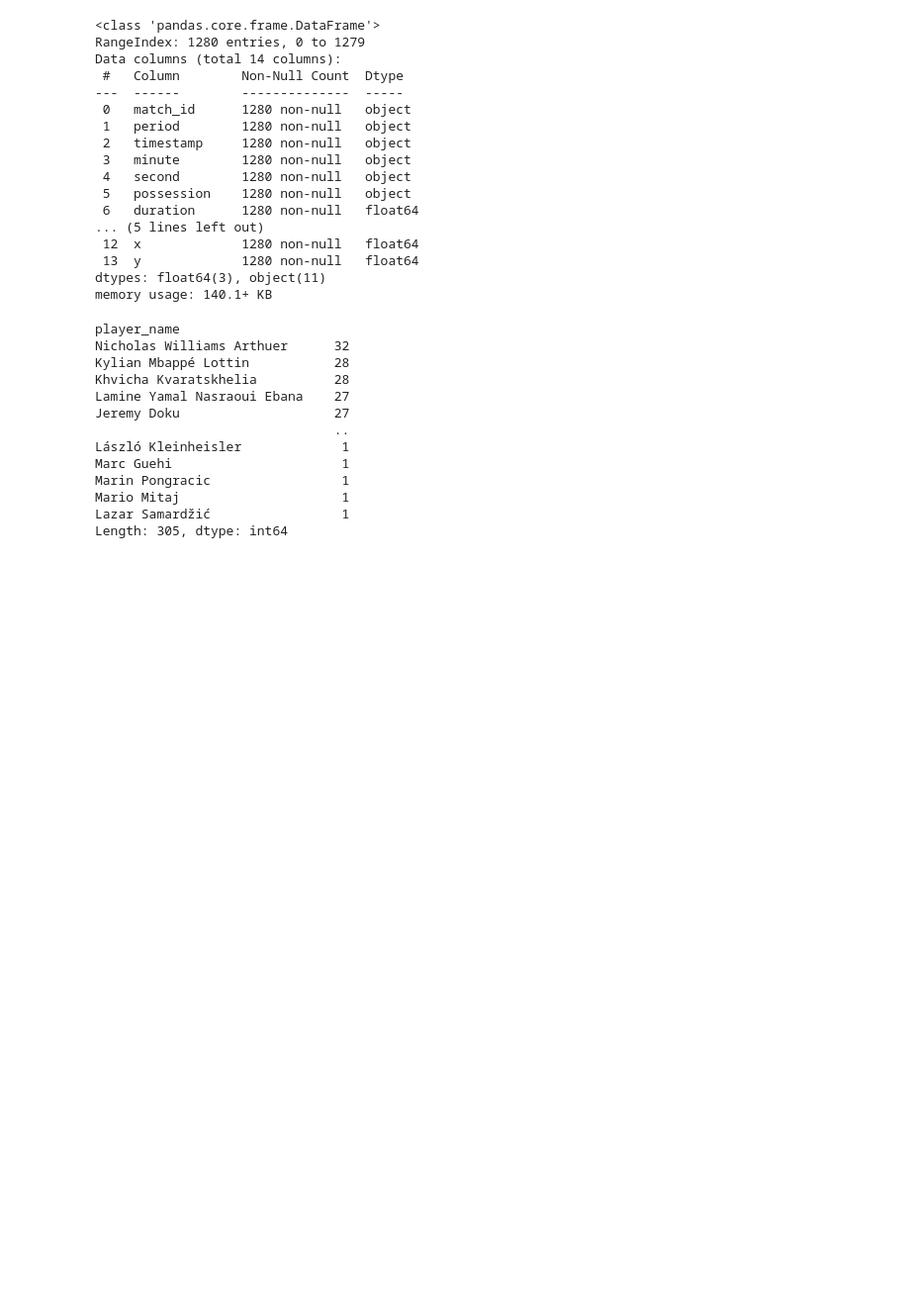
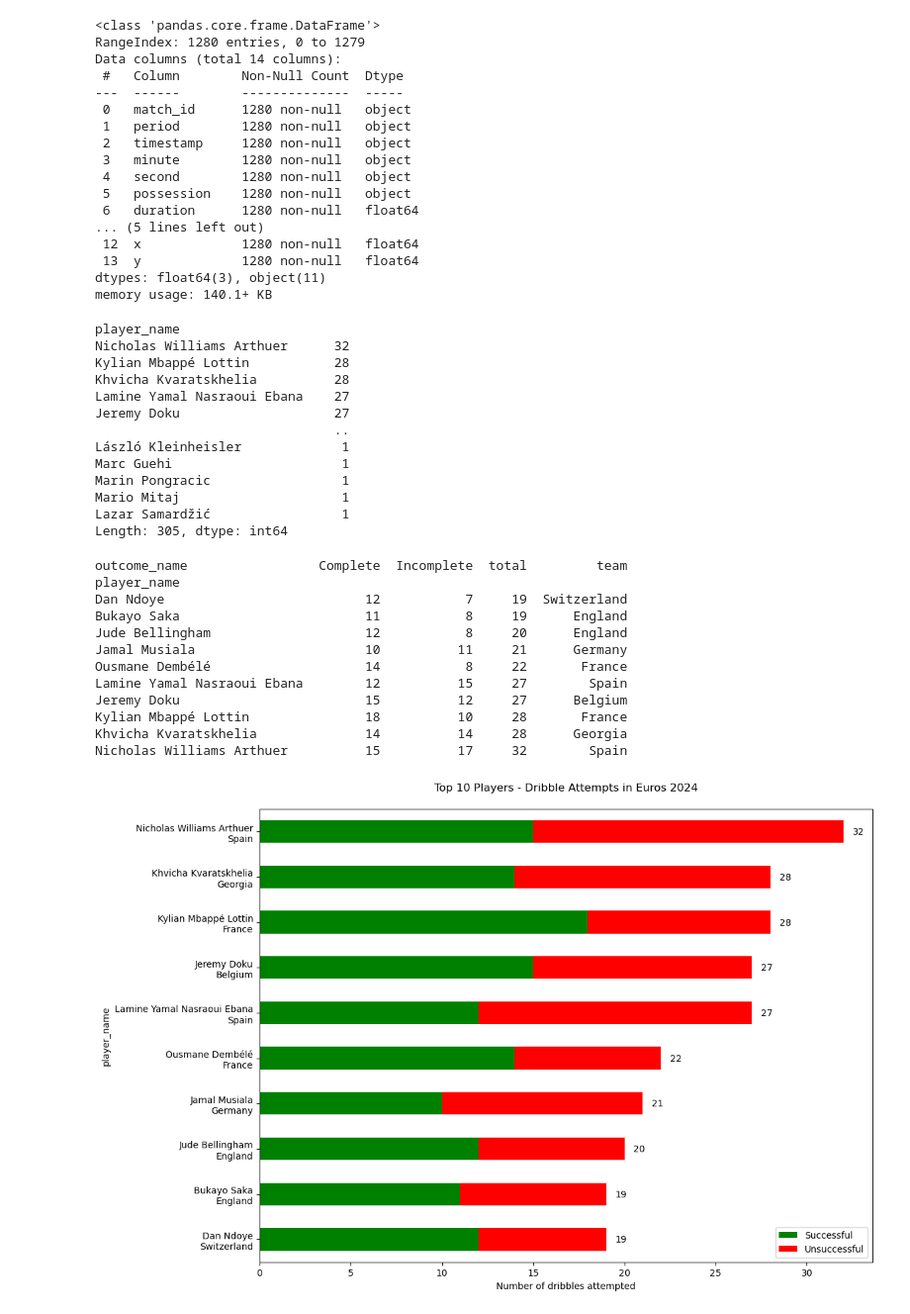
Before and after one commit to MarijnSt/soccermatics-project-1, a Jupyter notebook: nico-williams.ipynb, the cells around one changed output. Shown at 99% size. Saved outputs shown, nothing was run; the diff lists cells and outputs as text; code cells hidden in the pictures; blank space fills up the shorter version.

Commit message:
top dribblers

```diff
--- a/nico-williams.ipynb
+++ b/nico-williams.ipynb
@@ -54,3 +55,60 @@ Marin Pongracic                 1
 Mario Mitaj                     1
 Lazar Samardžić                 1
 Length: 305, dtype: int64
+# %%
+# Create a DataFrame with successful and unsuccessful dribbles per player
+dribble_stats = df_dribbles.groupby(['player_name', 'outcome_name']).size().unstack(fill_value=0)
+
+# Get the team name for each player (taking the first occurrence since players don't change teams in the tournament)
+player_teams = df_dribbles.groupby('player_name')['team_name'].first()
+
+# Sort by total dribbles and get top 10 players
+dribble_stats['total'] = dribble_stats.sum(axis=1)
+top_dribblers = dribble_stats.nlargest(10, 'total').iloc[::-1]
+
+# Add team names to the top dribblers
+top_dribblers['team'] = player_teams[top_dribblers.index]
+print(top_dribblers)
+
+# Create the plot
+fig, ax = plt.subplots(figsize=(12, 8))
+
+# Plot stacked bars
+top_dribblers['Complete'].plot(kind='barh', color='green', ax=ax)
+top_dribblers['Incomplete'].plot(kind='barh', color='red', ax=ax, left=top_dribblers['Complete'])
+
+# Customize the plot
+plt.title('Top 10 Players - Dribble Attempts in Euros 2024', pad=20)
+plt.xlabel('Number of dribbles attempted')
+
+# Create custom y-axis labels
+ylabels = [f"{player}\n{team}" for player, team in zip(top_dribblers.index, top_dribblers['team'])]
+
+# Set the labels with style properties
+ax.set_yticklabels(ylabels, linespacing=1.2)
+
+# Add legend
+plt.legend(['Successful', 'Unsuccessful'])
+
+# Add total numbers at the end of each bar
+for i, player in enumerate(top_dribblers.index):
+    total = top_dribblers.loc[player, 'total']
+    plt.text(total + 0.5, i, str(int(total)), va='center')
+
+# Adjust layout
+plt.tight_layout()
+plt.show()
+# %% [output]
+outcome_name                 Complete  Incomplete  total         team
+player_name
+Dan Ndoye                          12           7     19  Switzerland
+Bukayo Saka                        11           8     19      England
+Jude Bellingham                    12           8     20      England
+Jamal Musiala                      10          11     21      Germany
+Ousmane Dembélé                    14           8     22       France
+Lamine Yamal Nasraoui Ebana        12          15     27        Spain
+Jeremy Doku                        15          12     27      Belgium
+Kylian Mbappé Lottin               18          10     28       France
+Khvicha Kvaratskhelia              14          14     28      Georgia
+Nicholas Williams Arthuer          15          17     32        Spain
+[figure, added]
```
Also changed, not shown: parts of 1 cell of this notebook.
